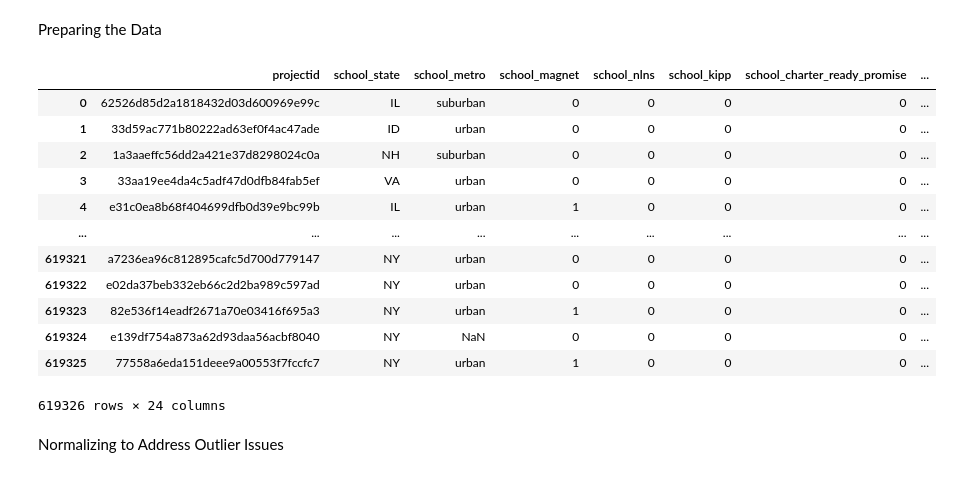
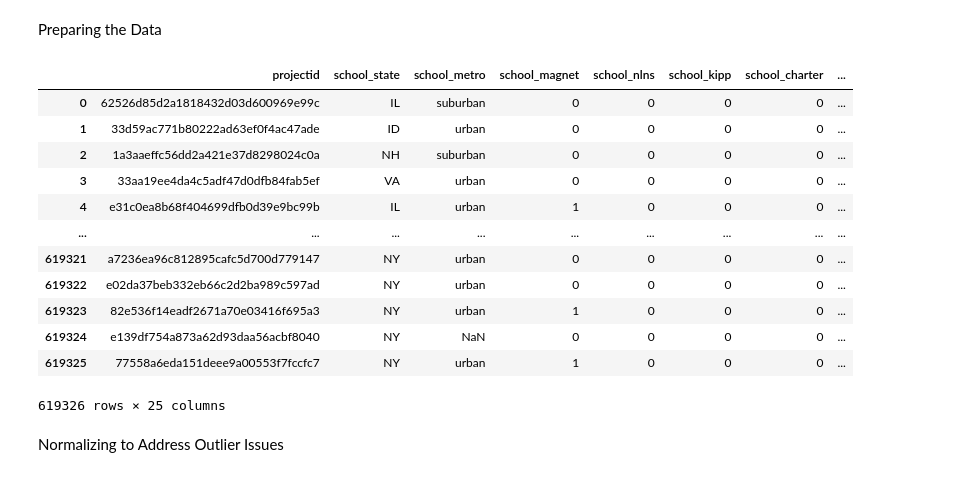
Before and after one commit to yxinzh/project---education, a Jupyter notebook: dataprocessing.ipynb, the cells around one changed output. Cells and saved outputs as stored; diff of their text form; code cells hidden in the pictures.

```diff
--- a/dataprocessing.ipynb
+++ b/dataprocessing.ipynb
@@ -42,7 +43,7 @@ Preparing the Data
 #dropping columns with too many categories such as school city
 
 columns = ['projectid','school_state','school_metro','school_magnet','school_nlns',
-           'school_kipp','school_charter_ready_promise','teacher_teach_for_america',
+           'school_kipp','school_charter','school_charter_ready_promise','teacher_teach_for_america',
            'teacher_ny_teaching_fellow','primary_focus_subject','primary_focus_area',
            'resource_type','poverty_level','grade_level','total_price_excluding_optional_support',
            'total_price_including_optional_support','students_reached','eligible_double_your_impact_match',
@@ -52,19 +53,19 @@ data = combined[columns]
 # %%
 #convert t/f values to binary for relevant categorical data
 
 columns_binary = ['school_magnet','school_nlns',
-           'school_kipp','school_charter_ready_promise','teacher_teach_for_america',
+           'school_kipp','school_charter','school_charter_ready_promise','teacher_teach_for_america',
            'teacher_ny_teaching_fellow','eligible_double_your_impact_match',
            'eligible_almost_home_match','fully_funded']
 
 binary_map = {'f':0,'t':1}
 
 for col in columns_binary:
     data.loc[:,col] = data[col].map(binary_map)
 
 data
 # %% [output]
-|  | projectid | school_state | school_metro | school_magnet | school_nlns | school_kipp | school_charter_ready_promise | ... |
+|  | projectid | school_state | school_metro | school_magnet | school_nlns | school_kipp | school_charter | ... |
 | 0 | 62526d85d2a1818432d03d600969e99c | IL | suburban | 0 | 0 | 0 | 0 | ... |
 | 1 | 33d59ac771b80222ad63ef0f4ac47ade | ID | urban | 0 | 0 | 0 | 0 | ... |
 | 2 | 1a3aaeffc56dd2a421e37d8298024c0a | NH | suburban | 0 | 0 | 0 | 0 | ... |
@@ -76,7 +77,7 @@ data
 | 619323 | 82e536f14eadf2671a70e03416f695a3 | NY | urban | 1 | 0 | 0 | 0 | ... |
 | 619324 | e139df754a873a62d93daa56acbf8040 | NY | NaN | 0 | 0 | 0 | 0 | ... |
 | 619325 | 77558a6eda151deee9a00553f7fccfc7 | NY | urban | 1 | 0 | 0 | 0 | ... |
-619326 rows × 24 columns
+619326 rows × 25 columns
 # %% [markdown]
 Normalizing to Address Outlier Issues
 # %%
```
Also changed, not shown: parts of 28 cells of this notebook.
